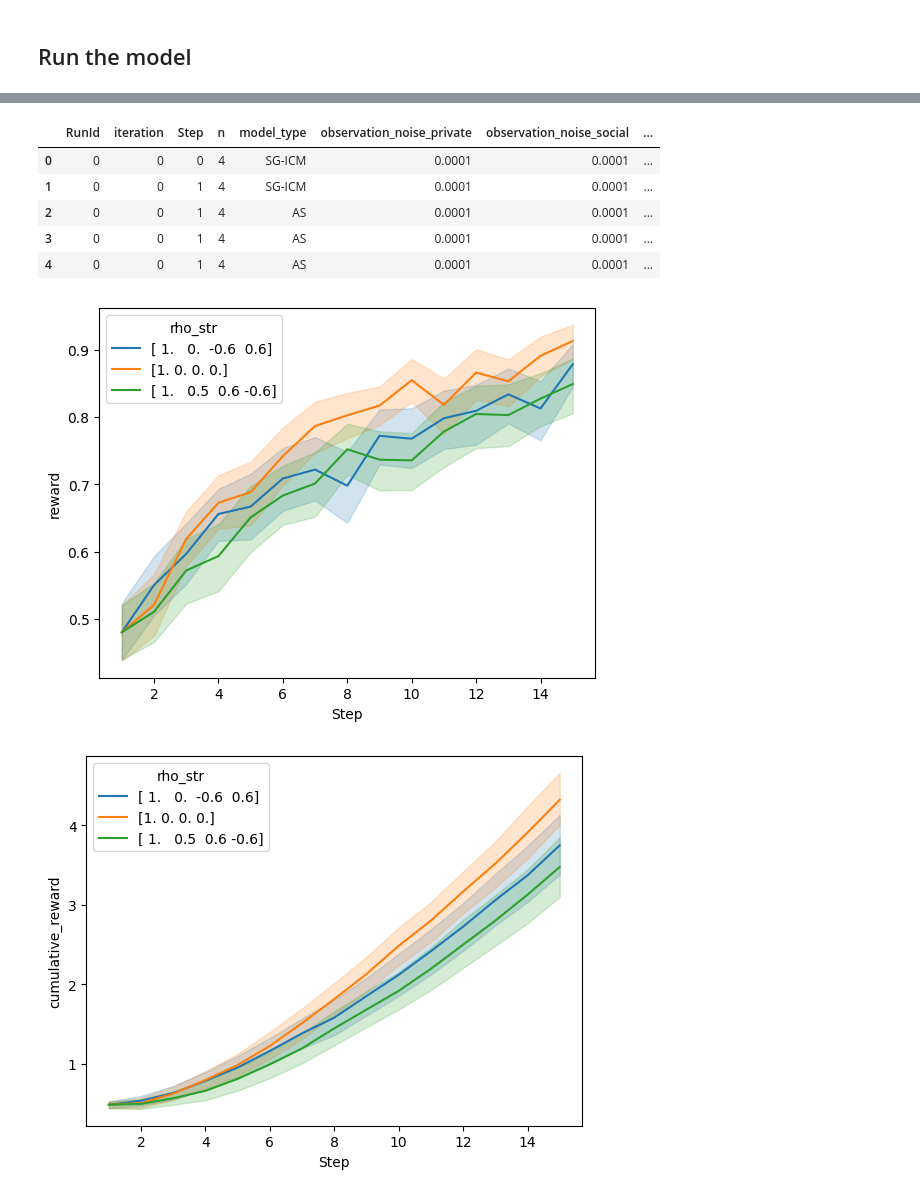
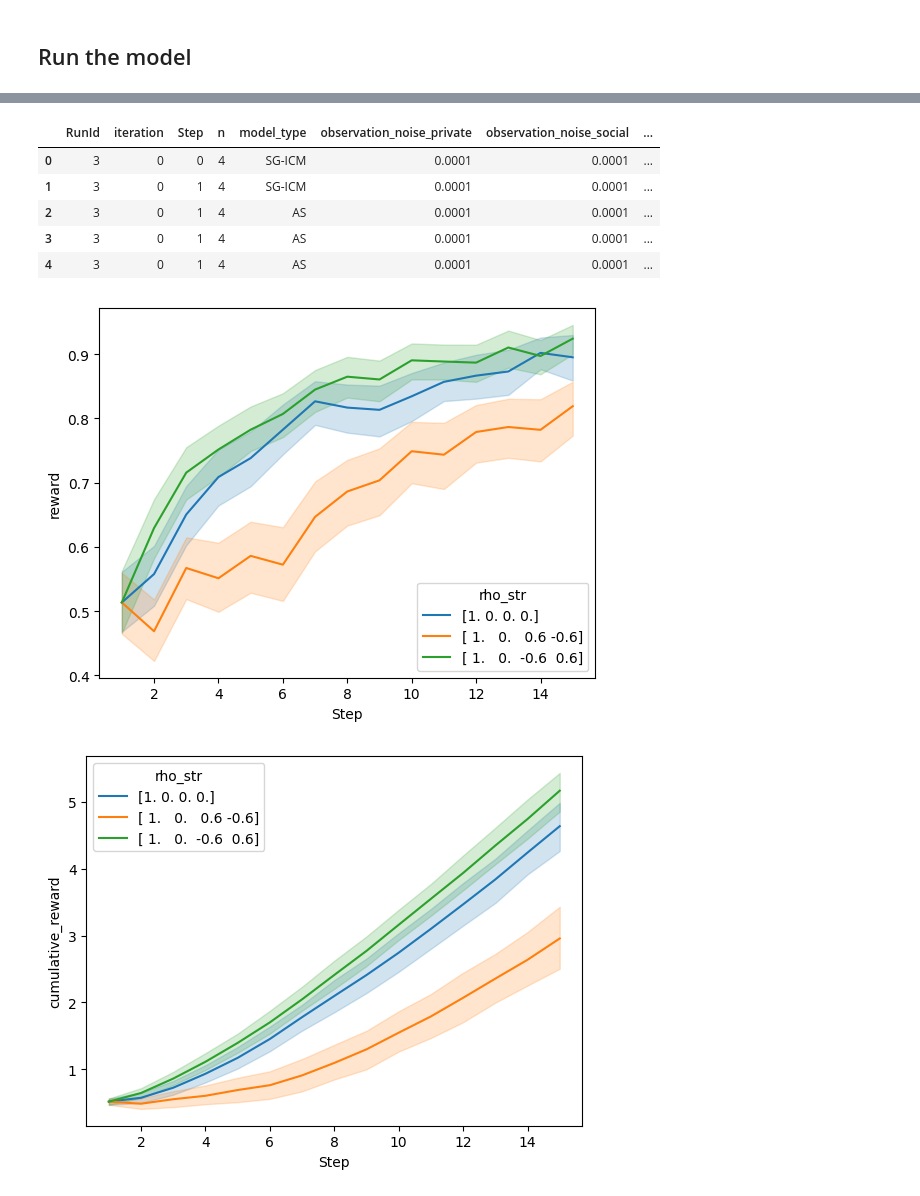
Before and after one commit to vagechirkov/Spatial-MAB-ABM, a Jupyter notebook: abm/2soc2gen.ipynb, the cells around one changed output, grey strips where cells are left out. Drawn from its saved outputs; the diff is of its cells as text; code cells hidden in the pictures.

```diff
--- a/abm/2soc2gen.ipynb
+++ b/abm/2soc2gen.ipynb
@@ -111,9 +111,11 @@ param_grid = {
     "tau_sampling": True,
     "seed": list(range(100)),
     "network_type": "directed_one_to_four",
-    "rho": [np.array([1.0, 0.0, -0.6, 0.6]),
-            np.array([1.0, 0.0, 0.0, 0.0]),
-            np.array([1.0, 0.5, 0.6, -0.6])],
+    "rho": [
+        np.array([1.0, 0.0, -0.6, 0.6]),
+        np.array([1.0, 0.0, 0.0, 0.0]),
+        np.array([1.0, 0.0, 0.6, -0.6])
+           ],
     "corr_matrix": [R]
 }
 
@@ -132,30 +134,30 @@ batch_results = pd.DataFrame(batch_results)
 batch_results.head()
 # %% [output]
 |  | RunId | iteration | Step | n | model_type | observation_noise_private | observation_noise_social | ... |
-| 0 | 0 | 0 | 0 | 4 | SG-ICM | 0.0001 | 0.0001 | ... |
-| 1 | 0 | 0 | 1 | 4 | SG-ICM | 0.0001 | 0.0001 | ... |
-| 2 | 0 | 0 | 1 | 4 | AS | 0.0001 | 0.0001 | ... |
-| 3 | 0 | 0 | 1 | 4 | AS | 0.0001 | 0.0001 | ... |
-| 4 | 0 | 0 | 1 | 4 | AS | 0.0001 | 0.0001 | ... |
+| 0 | 3 | 0 | 0 | 4 | SG-ICM | 0.0001 | 0.0001 | ... |
+| 1 | 3 | 0 | 1 | 4 | SG-ICM | 0.0001 | 0.0001 | ... |
+| 2 | 3 | 0 | 1 | 4 | AS | 0.0001 | 0.0001 | ... |
+| 3 | 3 | 0 | 1 | 4 | AS | 0.0001 | 0.0001 | ... |
+| 4 | 3 | 0 | 1 | 4 | AS | 0.0001 | 0.0001 | ... |
 # %%
 batch_results['rho_str'] = [str(l) for l in batch_results['rho'].to_list()]
 # %%
 sns.lineplot(batch_results[batch_results.model_type == "SG-ICM"],
              x="Step",
              y="reward",
              hue="rho_str",
-             hue_order=["[ 1.   0.  -0.6  0.6]", "[1. 0. 0. 0.]", "[ 1.   0.5  0.6 -0.6]"]
+             # hue_order=["[ 1.   0.  -0.6  0.6]", "[1. 0. 0. 0.]", "[ 1.   0.  0.6 -0.6]"]
              )
 plt.show()
 # %% [output]
-[figure, old version]
+[figure, new version]
 # %%
 sns.lineplot(batch_results[batch_results.model_type == "SG-ICM"],
              x="Step",
              y="cumulative_reward",
              hue="rho_str",
-             hue_order=["[ 1.   0.  -0.6  0.6]", "[1. 0. 0. 0.]", "[ 1.   0.5  0.6 -0.6]"]
+             # hue_order=["[ 1.   0.  -0.6  0.6]", "[1. 0. 0. 0.]", "[ 1.   0.5  0.6 -0.6]"]
              )
 plt.show()
 # %% [output]
-[figure, old version]
+[figure, new version]
```
Also changed, not shown: parts of 2 cells of this notebook, 1 other file.
